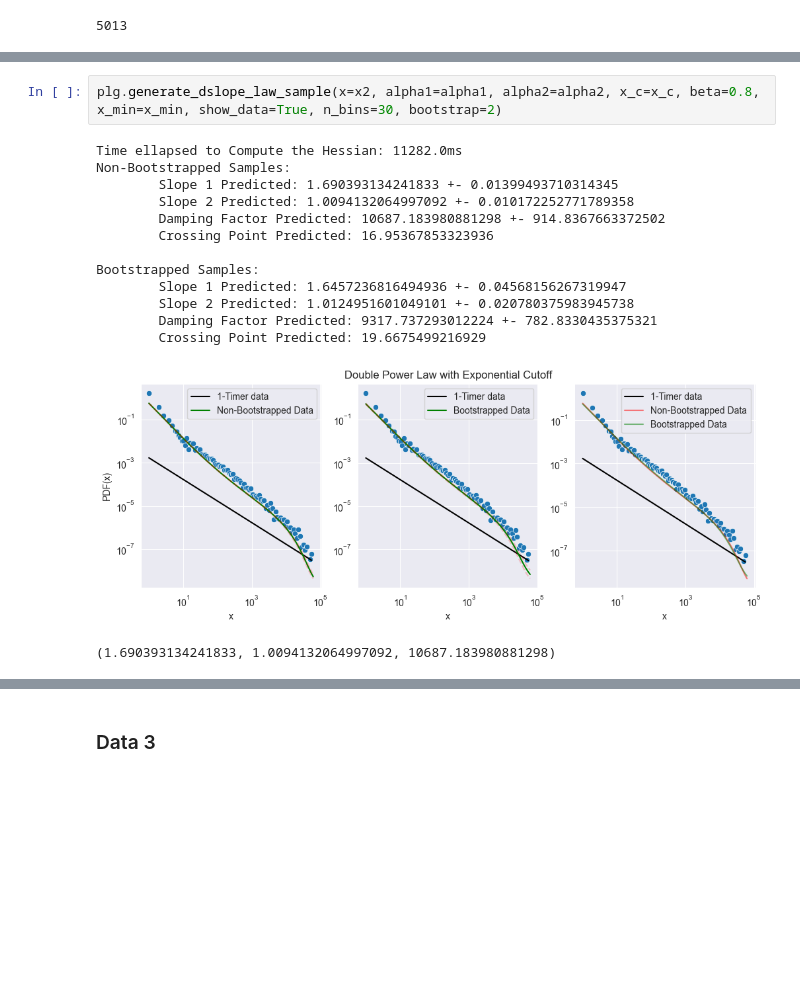
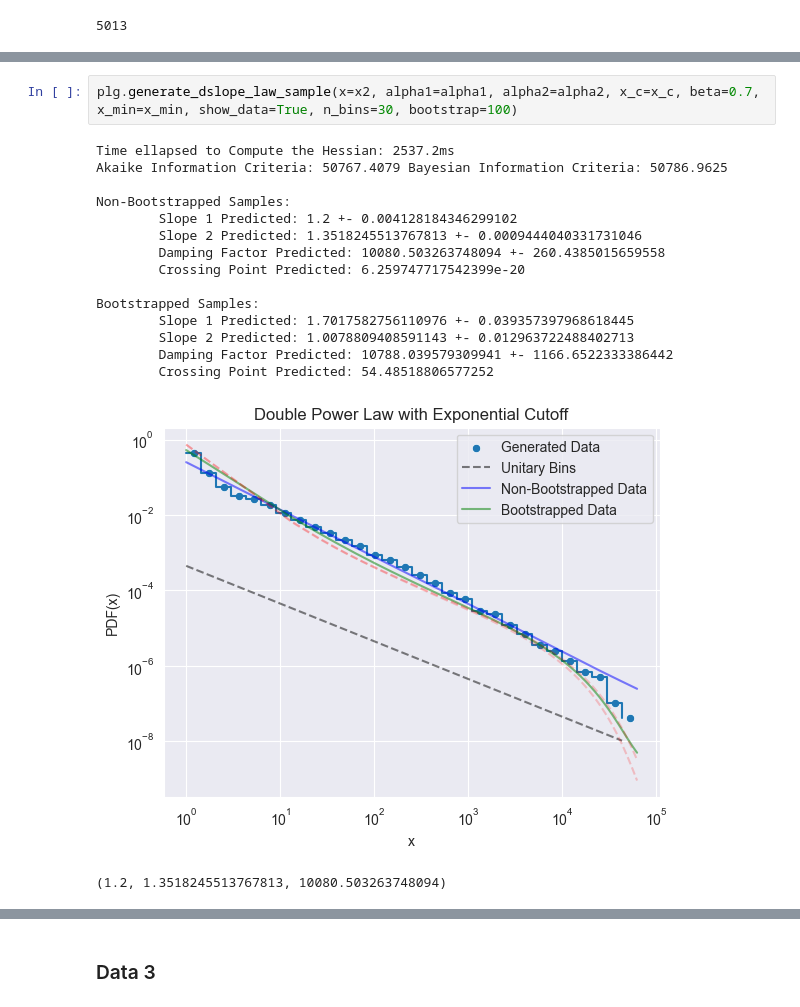
Before and after one commit to amprod18/Optimization-Methods-for-ML-in-Power-Laws, a Jupyter notebook: Optimization_Routines_Showoff.ipynb, the cells around one changed output, grey strips where cells are left out. Drawn from its saved outputs; the diff is of its cells as text; blank space fills up the shorter version.

Commit message:
images+ code update

```diff
--- a/Optimization_Routines_Showoff.ipynb
+++ b/Optimization_Routines_Showoff.ipynb
@@ -544,20 +528,22 @@ Bootstrapped Samples:
 # %%
-plg.generate_dslope_law_sample(x=x2, alpha1=alpha1, alpha2=alpha2, x_c=x_c, beta=0.8, x_min=x_min, show_data=True, n_bins=30, bootstrap=2)
+plg.generate_dslope_law_sample(x=x2, alpha1=alpha1, alpha2=alpha2, x_c=x_c, beta=0.7, x_min=x_min, show_data=True, n_bins=30, bootstrap=100)
 # %% [output]
-Time ellapsed to Compute the Hessian: 11282.0ms
+Time ellapsed to Compute the Hessian: 2537.2ms
+Akaike Information Criteria: 50767.4079 Bayesian Information Criteria: 50786.9625
+
 Non-Bootstrapped Samples:
-        Slope 1 Predicted: 1.690393134241833 +- 0.01399493710314345
-        Slope 2 Predicted: 1.0094132064997092 +- 0.010172252771789358
-        Damping Factor Predicted: 10687.183980881298 +- 914.8367663372502
-        Crossing Point Predicted: 16.95367853323936
+        Slope 1 Predicted: 1.2 +- 0.004128184346299102
+        Slope 2 Predicted: 1.3518245513767813 +- 0.0009444040331731046
+        Damping Factor Predicted: 10080.503263748094 +- 260.4385015659558
+        Crossing Point Predicted: 6.259747717542399e-20
 
 Bootstrapped Samples:
-        Slope 1 Predicted: 1.6457236816494936 +- 0.04568156267319947
-        Slope 2 Predicted: 1.0124951601049101 +- 0.020780375983945738
-        Damping Factor Predicted: 9317.737293012224 +- 782.8330435375321
-        Crossing Point Predicted: 19.6675499216929
+        Slope 1 Predicted: 1.7017582756110976 +- 0.039357397968618445
+        Slope 2 Predicted: 1.0078809408591143 +- 0.012963722488402713
+        Damping Factor Predicted: 10788.039579309941 +- 1166.6522333386442
+        Crossing Point Predicted: 54.48518806577252
-[figure, old version]
+[figure, new version]
-(1.690393134241833, 1.0094132064997092, 10687.183980881298)
+(1.2, 1.3518245513767813, 10080.503263748094)
 # %%
 plg.generate_dslope_noprob_law_sample(x=x2, alpha1=alpha1, alpha2=alpha2, x_c=x_c, beta=0.8, x_min=x_min, show_data=True, n_bins=30, bootstrap=bootstrap)
 # %% [output]
```
Also changed, not shown: parts of 29 cells of this notebook, 12 other files.
